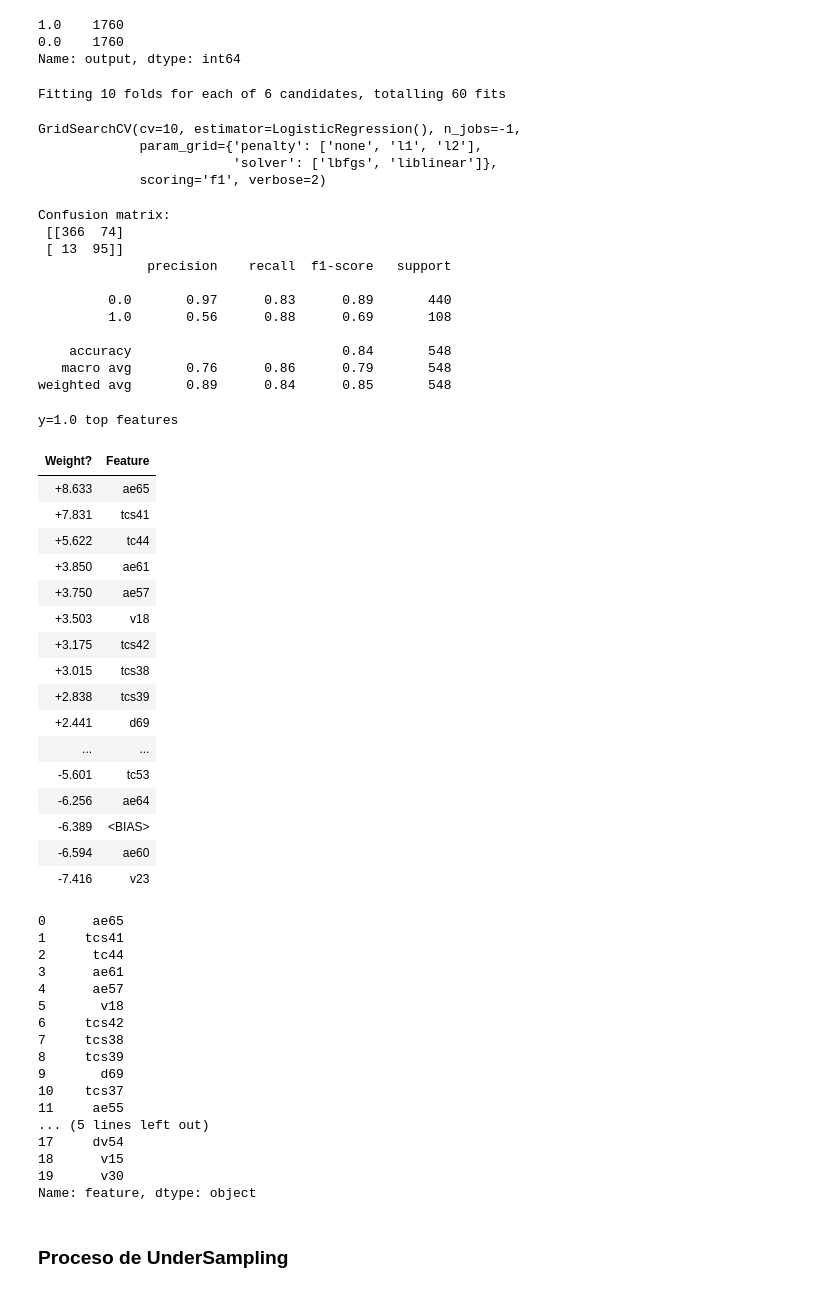
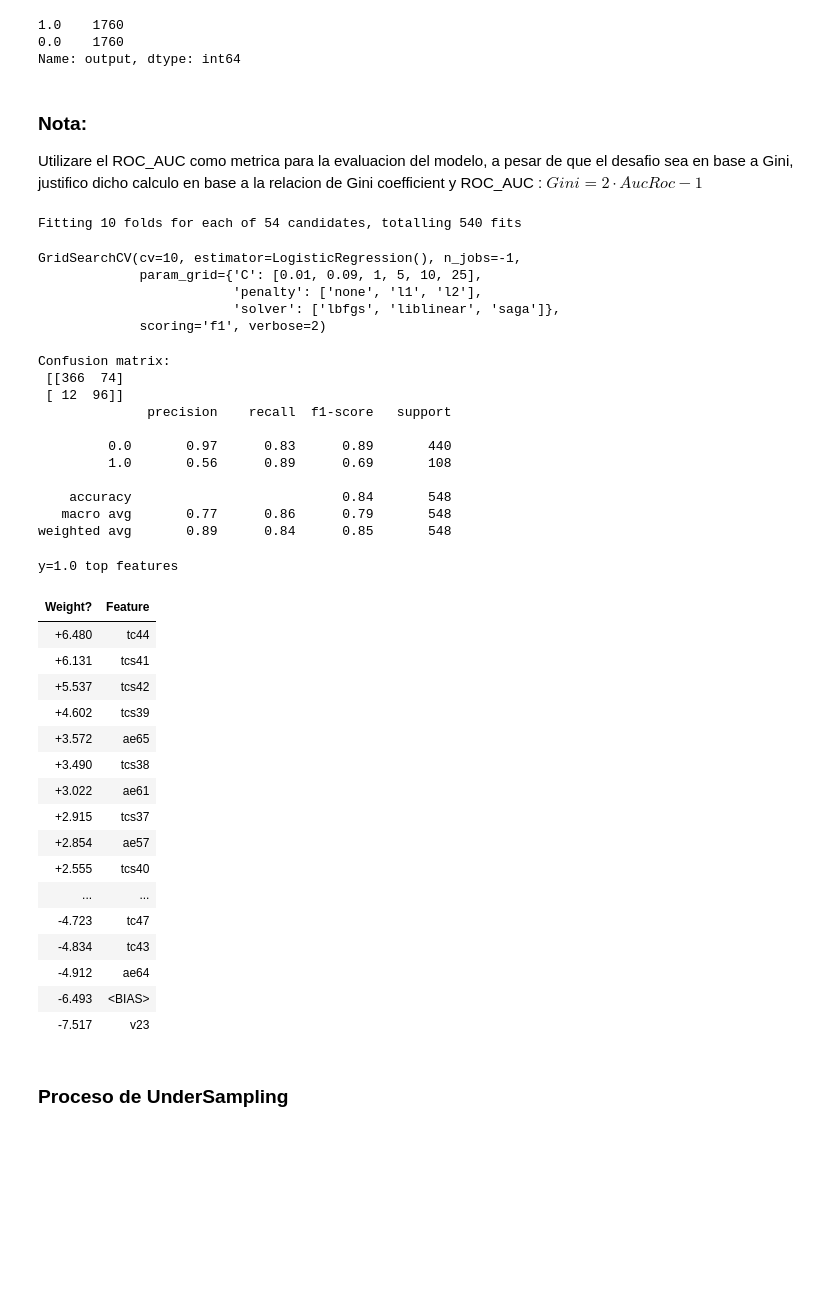
Before and after one commit to Camilongon/credit_interview, a Jupyter notebook: interview_test.ipynb, the cells around one changed output. Cells and saved outputs as stored; diff of their text form; code cells hidden in the pictures; blank space fills up the shorter version.

```diff
--- a/interview_test.ipynb
+++ b/interview_test.ipynb
@@ -145,8 +145,9 @@ from sklearn.metrics import confusion_matrix, classification_report, roc_auc_sco
 lr = LogisticRegression()
 # %%
 params = {
-    "penalty": ['none', 'l1', 'l2'],
-    "solver": ['lbfgs', 'liblinear'],
+    'penalty': ['none','l1', 'l2'],
+    'C':[0.01,.09,1,5,10,25],
+    'solver': ['lbfgs', 'liblinear', 'saga']
 }
 # %%
 gs = GridSearchCV(lr, param_grid=params, cv=10, scoring='f1', n_jobs=-1, verbose=2)
@@ -171,68 +172,55 @@ def printer_results(model, xtest, ytest):
         "ROC & AUC Score": round(roc_auc_score(ytest.values.ravel(), model.predict_proba(xtest)[:,1]),2),
         "PR-AUC Score": round(average_precision_score(ytest.values.ravel(), model.predict_proba(xtest)[:,1]),2)
         }
+# %% [markdown]
+### Nota:
+Utilizare el ROC_AUC como metrica para la evaluacion del modelo, a pesar de que el desafio sea en base a Gini, justifico dicho calculo en base a la relacion de Gini coefficient y ROC_AUC : $ Gini = 2 \cdot {AucRoc} - 1$
 # %%
 gs.fit(X_train_sm, y_train_sm)
 # %% [output]
-Fitting 10 folds for each of 6 candidates, totalling 60 fits
+Fitting 10 folds for each of 54 candidates, totalling 540 fits
 GridSearchCV(cv=10, estimator=LogisticRegression(), n_jobs=-1,
-             param_grid={'penalty': ['none', 'l1', 'l2'],
-                         'solver': ['lbfgs', 'liblinear']},
+             param_grid={'C': [0.01, 0.09, 1, 5, 10, 25],
+                         'penalty': ['none', 'l1', 'l2'],
+                         'solver': ['lbfgs', 'liblinear', 'saga']},
              scoring='f1', verbose=2)
 # %%
 SM_result = printer_results(gs.best_estimator_, X_test_stand, y_test)
 # %% [output]
 Confusion matrix:
  [[366  74]
- [ 13  95]]
+ [ 12  96]]
               precision    recall  f1-score   support
 
          0.0       0.97      0.83      0.89       440
-         1.0       0.56      0.88      0.69       108
+         1.0       0.56      0.89      0.69       108
 
     accuracy                           0.84       548
-   macro avg       0.76      0.86      0.79       548
+   macro avg       0.77      0.86      0.79       548
 weighted avg       0.89      0.84      0.85       548
 # %%
 explain_sm = eli5.explain_weights(gs.best_estimator_, feature_names=list(X_train_sm.columns), top=(20,5))
-feature_sm = eli5.format_as_dataframe(explain_sm)['feature'][:20]
-display(explain_sm, feature_sm)
+feature_sm = eli5.format_as_dataframe(explain_sm)[:20]
+display(explain_sm)
 # %% [output]
 y=1.0 top features
 | Weight? | Feature |
-| +8.633 | ae65 |
-| +7.831 | tcs41 |
-| +5.622 | tc44 |
-| +3.850 | ae61 |
-| +3.750 | ae57 |
-| +3.503 | v18 |
-| +3.175 | tcs42 |
-| +3.015 | tcs38 |
-| +2.838 | tcs39 |
-| +2.441 | d69 |
+| +6.480 | tc44 |
+| +6.131 | tcs41 |
+| +5.537 | tcs42 |
+| +4.602 | tcs39 |
+| +3.572 | ae65 |
+| +3.490 | tcs38 |
+| +3.022 | ae61 |
+| +2.915 | tcs37 |
+| +2.854 | ae57 |
+| +2.555 | tcs40 |
 | ... | ... |
-| -5.601 | tc53 |
-| -6.256 | ae64 |
-| -6.389 | <BIAS> |
-| -6.594 | ae60 |
-| -7.416 | v23 |
+| -4.723 | tc47 |
+| -4.834 | tc43 |
+| -4.912 | ae64 |
+| -6.493 | <BIAS> |
+| -7.517 | v23 |
-0      ae65
-1     tcs41
-2      tc44
-3      ae61
-4      ae57
-5       v18
-6     tcs42
-7     tcs38
-8     tcs39
-9       d69
-10    tcs37
-11     ae55
-... (5 lines left out)
-17     dv54
-18      v15
-19      v30
-Name: feature, dtype: object
 # %% [markdown]
 ### Proceso de UnderSampling
 # %%
```
Also changed, not shown: parts of 20 cells of this notebook.
